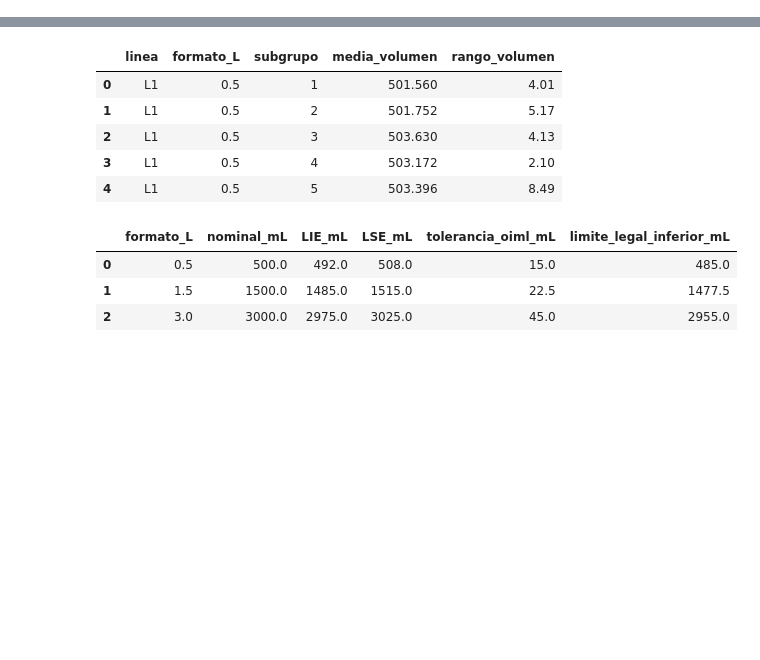
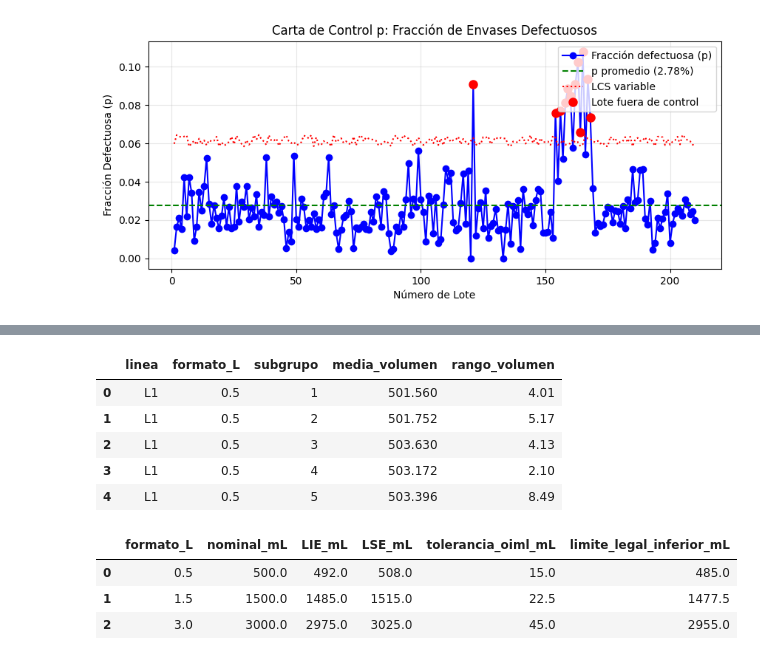
Before and after one commit to tipismaca/Trabajo-Bebidas-del-Maipo-SA, a Jupyter notebook: CasodeEstudio.ipynb, the cells around one changed output, grey strips where cells are left out. Cells and saved outputs as stored; diff of their text form; code cells hidden in the pictures; blank space fills up the shorter version.

```diff
--- a/CasodeEstudio.ipynb
+++ b/CasodeEstudio.ipynb
@@ -18,0 +265,74 @@ import matplotlib.pyplot as plt
+# %%
+# PARTE A - PASO 4: CARTA DE CONTROL p Y PARETO
+
+# 1. Cargar archivo de atributos
+df_at = pd.read_csv(ruta_base + 'calidad_atributos.csv')
+
+# 2. Calcular proporción defectuosa global (p_bar)
+total_def = df_at['n_defectuosas'].sum()
+total_insp = df_at['n_inspeccionadas'].sum()
+p_bar = total_def / total_insp
+
+# 3. Fracción defectuosa (p) y Límites de Control por Lote
+df_at['p'] = df_at['n_defectuosas'] / df_at['n_inspeccionadas']
+df_at['se'] = np.sqrt(p_bar * (1 - p_bar) / df_at['n_inspeccionadas'])
+df_at['LCS'] = p_bar + 3 * df_at['se']
+df_at['fuera_control'] = df_at['p'] > df_at['LCS']
+
+# Crear identificador de lote (1, 2, 3...)
+df_at['lote_num'] = np.arange(1, len(df_at) + 1)
+
+print(f"--- PARÁMETROS CARTA p ---")
+print(f"Fracción defectuosa promedio (p_bar): {p_bar:.4f} ({p_bar*100:.2f}%)")
+
+print("\nLotes fuera de control en la Carta p:")
+# Imprimimos seleccionando solo las columnas de cálculo que siempre existen
+cols_imprimir = ['lote_num', 'n_inspeccionadas', 'n_defectuosas', 'p', 'LCS']
+if 'semana_registro' in df_at.columns:
+    cols_imprimir.insert(0, 'semana_registro')
+print(df_at[df_at['fuera_control']][cols_imprimir])
+
+# 4. Gráfico Carta p
+plt.figure(figsize=(10, 4))
+plt.plot(df_at['lote_num'], df_at['p'], marker='o', color='b', label='Fracción defectuosa (p)')
+plt.axhline(p_bar, color='green', linestyle='--', label=f'p promedio ({p_bar*100:.2f}%)')
+plt.plot(df_at['lote_num'], df_at['LCS'], color='red', linestyle=':', label='LCS variable')
+plt.plot(df_at[df_at['fuera_control']]['lote_num'],
+         df_at[df_at['fuera_control']]['p'], 'ro', markersize=8, label='Lote fuera de control')
+
+plt.title('Carta de Control p: Fracción de Envases Defectuosos')
+plt.xlabel('Número de Lote')
+plt.ylabel('Fracción Defectuosa (p)')
+plt.legend(loc='upper right')
+plt.grid(True, alpha=0.3)
+plt.show()
+
+# 5. DIAGRAMA DE PARETO
+# Buscar columnas de defectos que estén presentes en el CSV
+cols_def = [c for c in df_at.columns if c.startswith('defecto_') or 'sello' in c or 'rotulado' in c or 'envase' in c or 'contenido' in c]
+
+if len(cols_def) > 0:
+    pareto_df = pd.DataFrame({
+        'Defecto': [c.replace('defecto_', '').replace('_', ' ').title() for c in cols_def],
+        'Cantidad': [df_at[c].sum() for c in cols_def]
+    }).sort_values(by='Cantidad', ascending=False).reset_index(drop=True)
+
+    pareto_df['Porcentaje'] = (pareto_df['Cantidad'] / pareto_df['Cantidad'].sum()) * 100
+    pareto_df['Acumulado'] = pareto_df['Porcentaje'].cumsum()
+
+    print("\n--- TABLA DE PARETO ---")
+    print(pareto_df)
+
+    fig, ax1 = plt.subplots(figsize=(8, 4))
+    ax1.bar(pareto_df['Defecto'], pareto_df['Cantidad'], color='navy', alpha=0.8)
+    ax1.set_ylabel('Cantidad de Defectos', color='navy')
+
+    ax2 = ax1.twinx()
+    ax2.plot(pareto_df['Defecto'], pareto_df['Acumulado'], color='crimson', marker='D', linewidth=2)
+    ax2.axhline(80, color='gray', linestyle='--')
+    ax2.set_ylabel('Porcentaje Acumulado (%)', color='crimson')
+
+    plt.title('Diagrama de Pareto: Principales Causas de Defectos por Atributos')
+    plt.grid(True, alpha=0.3)
+    plt.show()
+# %% [output]
@@ -18,0 +356 @@ import matplotlib.pyplot as plt
+[figure, added]
```
Also changed, not shown: parts of 8 cells of this notebook.
